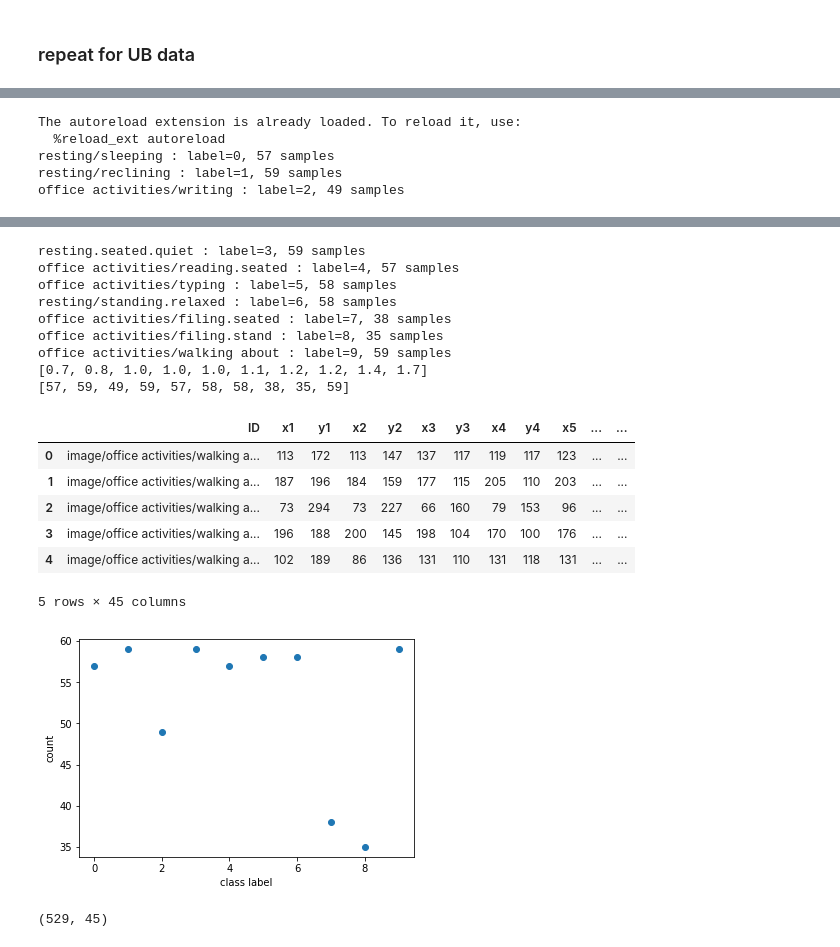
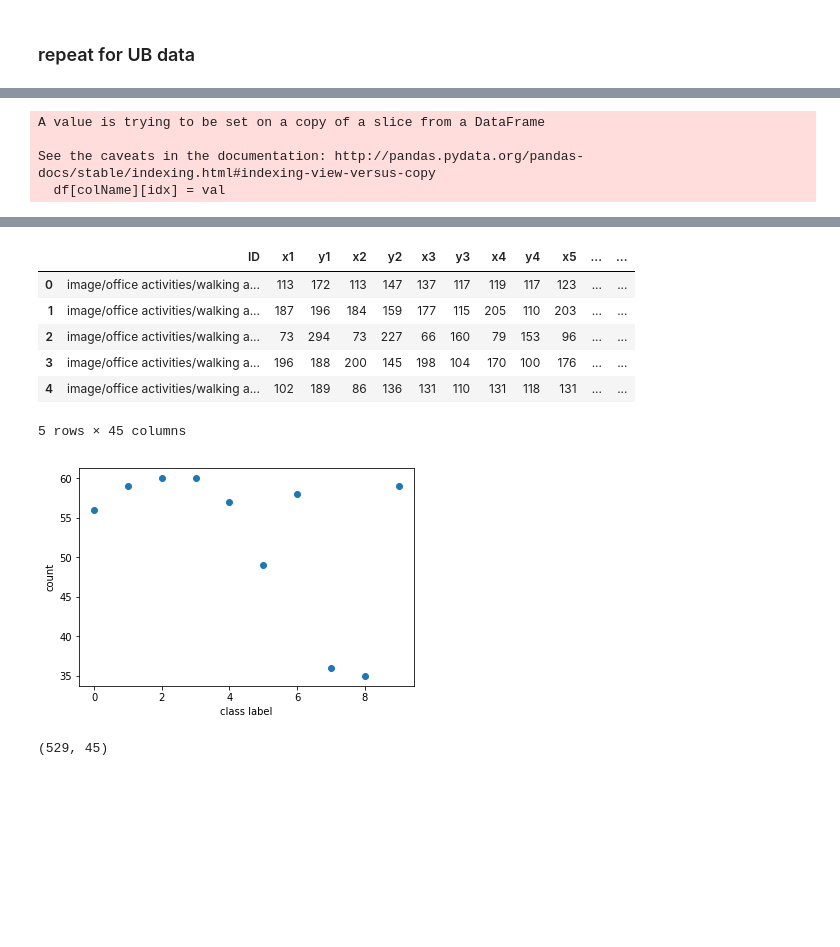
Before and after one commit to ys7yoo/deeppose_tf, a Jupyter notebook: analyzeMET.ipynb, the cells around one changed output, grey strips where cells are left out. Drawn from its saved outputs; the diff is of its cells as text; code cells hidden in the pictures; blank space fills up the shorter version.

```diff
--- a/analyzeMET.ipynb
+++ b/analyzeMET.ipynb
@@ -244,9 +309,9 @@ image: /var/data/MET2/image/office activities/lifting.packing/packing/41.png, jo
 # %%
-numImages = len(test_dataset.info)
+numImages = len(met_dataset.info)
 print("number of images = {}".format(numImages))
 
 validJoints = list()
-for i, info in enumerate(test_dataset.info):
+for i, info in enumerate(met_dataset.info):
     #print(info[0])
     #validJoints.append(info[0])
     validJoints.append(info[0][:,0])   # only need X part of valid joints flag
@@ -369,13 +429,2 @@ image/resting/sleeping/30.jpg
 # %% [markdown]
 ## generate list with whole upper body joints!
-# %%
-idxAllUB = list()
-for i, info in enumerate(test_dataset.info):
-    if np.all(validJoints[i,6:]):
-        #print(i)
-        idxAllUB.append(i)
-        #print(info)
-
-        image, joints, is_valid_joints, misc = test_dataset.get_example(i)
-        print(misc['image_id'])
-        #plt.imshow(image)
@@ -481,17 +607,23 @@ OrderedDict([('resting/sleeping', 0.7), ('resting/reclining', 0.8), ('office act
 # %%
-# add MET value and count the number of each activity
+# 1. add class label index
 
 %load_ext autoreload
 %autoreload 2
-from util import met
+from tools import met
 
-MET2_joints, METs, counts =  met.parseMET(MET2_joints, activity_MET)
+# New lable according to ASHARAE (2018. 6. 25)
+activity_label = met.generate_activity_label_dict(numClass)
+print(activity_label)
+
+
+# 2. add label value and count the number of each activity
+MET2_joints, labels, counts =  met.parseActivity(MET2_joints, activity_label, colName='label', category=True)
 
 # check
-print(METs)
+print(labels)
 print(counts)
-plt.plot(METs, counts, 'o')
-plt.xlabel('MET')
+plt.plot(labels, counts, 'o')
+plt.xlabel('label')
 plt.ylabel('count')
 
 
@@ -578,11 +667,8 @@ print(MET2_joints.shape)
 # %%
 # add MET value and count the number of each activity
 
-%load_ext autoreload
-%autoreload 2
-from util import met
 
-MET2_joints_UB, METs, counts =  met.parseMET(MET2_joints_UB, activity_MET)
+MET2_joints_UB, METs, counts =  met.parseActivity(MET2_joints_UB, activity_MET, colName='MET', category=False)
 
 # check
 print(METs)
@@ -639,11 +706,7 @@ See the caveats in the documentation: http://pandas.pydata.org/pandas-docs/stabl
 # %%
 # add class label index
 
-%load_ext autoreload
-%autoreload 2
-from util import met
-
-MET2_joints_UB, labels, counts =  met.parseClassLabel(MET2_joints_UB, activity_MET)
+MET2_joints_UB, labels, counts =  met.parseActivity(MET2_joints_UB, activity_label, colName='label', category=True)
 
 # check
 print(METs)
@@ -663,5 +724,4 @@ See the caveats in the documentation: http://pandas.pydata.org/pandas-docs/stabl
-The autoreload extension is already loaded. To reload it, use:
-  %reload_ext autoreload
-resting/sleeping : label=0, 57 samples
-resting/reclining : label=1, 59 samples
-office activities/writing : label=2, 49 samples
+A value is trying to be set on a copy of a slice from a DataFrame
+
+See the caveats in the documentation: http://pandas.pydata.org/pandas-docs/stable/indexing.html#indexing-view-versus-copy
+  df[colName][idx] = val
@@ -685,20 +737,11 @@ See the caveats in the documentation: http://pandas.pydata.org/pandas-docs/stabl
+|  | ID | x1 | y1 | x2 | y2 | x3 | y3 | x4 | y4 | x5 | ... | ... |
+| 0 | image/office activities/walking a... | 113 | 172 | 113 | 147 | 137 | 117 | 119 | 117 | 123 | ... | ... |
+| 1 | image/office activities/walking a... | 187 | 196 | 184 | 159 | 177 | 115 | 205 | 110 | 203 | ... | ... |
+| 2 | image/office activities/walking a... | 73 | 294 | 73 | 227 | 66 | 160 | 79 | 153 | 96 | ... | ... |
+| 3 | image/office activities/walking a... | 196 | 188 | 200 | 145 | 198 | 104 | 170 | 100 | 176 | ... | ... |
+| 4 | image/office activities/walking a... | 102 | 189 | 86 | 136 | 131 | 110 | 131 | 118 | 131 | ... | ... |
-resting.seated.quiet : label=3, 59 samples
-office activities/reading.seated : label=4, 57 samples
-office activities/typing : label=5, 58 samples
-resting/standing.relaxed : label=6, 58 samples
-office activities/filing.seated : label=7, 38 samples
-office activities/filing.stand : label=8, 35 samples
-office activities/walking about : label=9, 59 samples
-[0.7, 0.8, 1.0, 1.0, 1.0, 1.1, 1.2, 1.2, 1.4, 1.7]
-[57, 59, 49, 59, 57, 58, 58, 38, 35, 59]
+5 rows × 45 columns
-|  | ID | x1 | y1 | x2 | y2 | x3 | y3 | x4 | y4 | x5 | ... | ... |
-| 0 | image/office activities/walking a... | 113 | 172 | 113 | 147 | 137 | 117 | 119 | 117 | 123 | ... | ... |
-| 1 | image/office activities/walking a... | 187 | 196 | 184 | 159 | 177 | 115 | 205 | 110 | 203 | ... | ... |
-| 2 | image/office activities/walking a... | 73 | 294 | 73 | 227 | 66 | 160 | 79 | 153 | 96 | ... | ... |
-| 3 | image/office activities/walking a... | 196 | 188 | 200 | 145 | 198 | 104 | 170 | 100 | 176 | ... | ... |
-| 4 | image/office activities/walking a... | 102 | 189 | 86 | 136 | 131 | 110 | 131 | 118 | 131 | ... | ... |
-5 rows × 45 columns
-[figure, old version]
+[figure, new version]
 # %%
 MET2_joints_UB.to_csv('activity-met_n{}_ub.csv'.format(numClass),index=False, header=None)
 print(MET2_joints_UB.shape)
```
Also changed, not shown: parts of 27 cells of this notebook.
